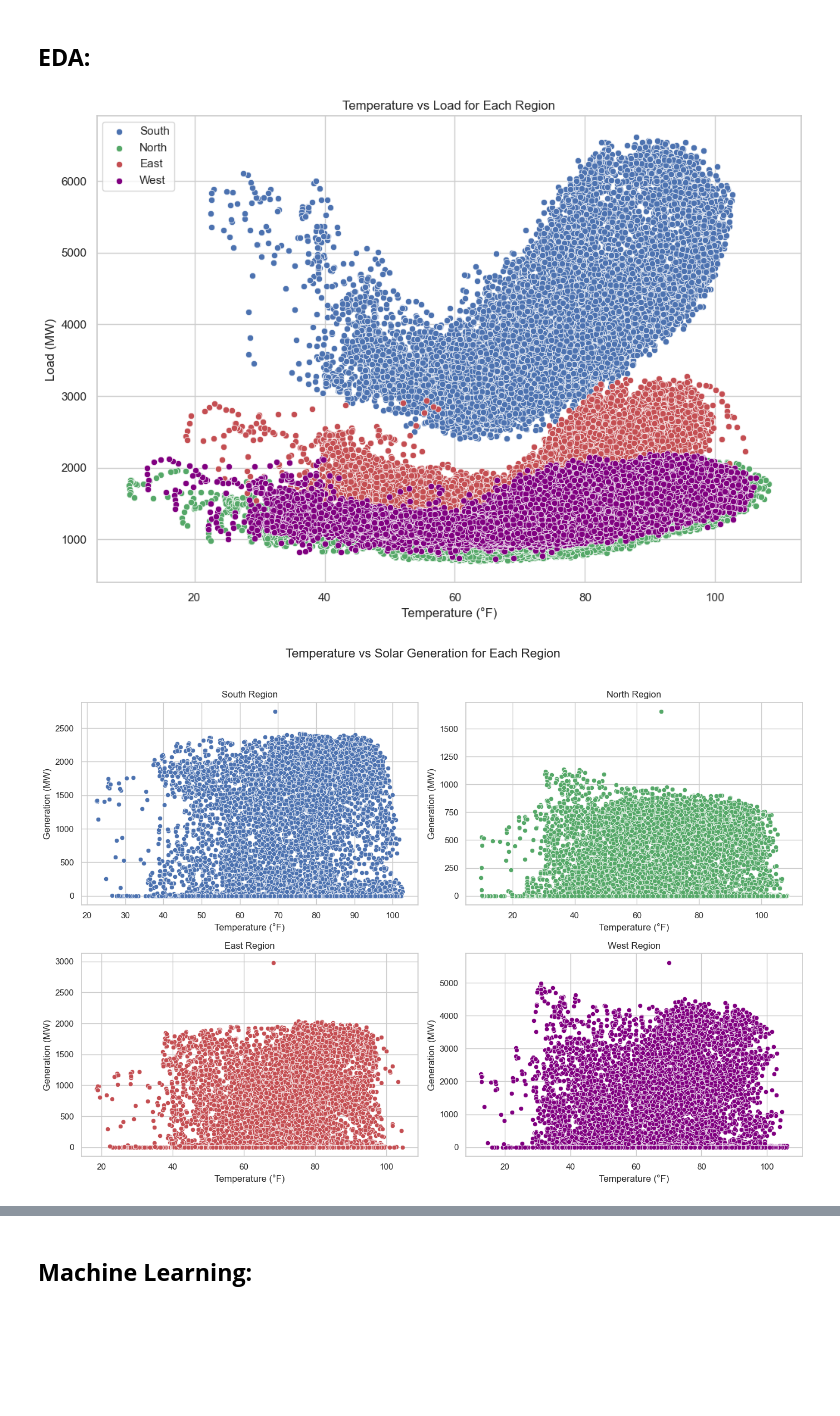
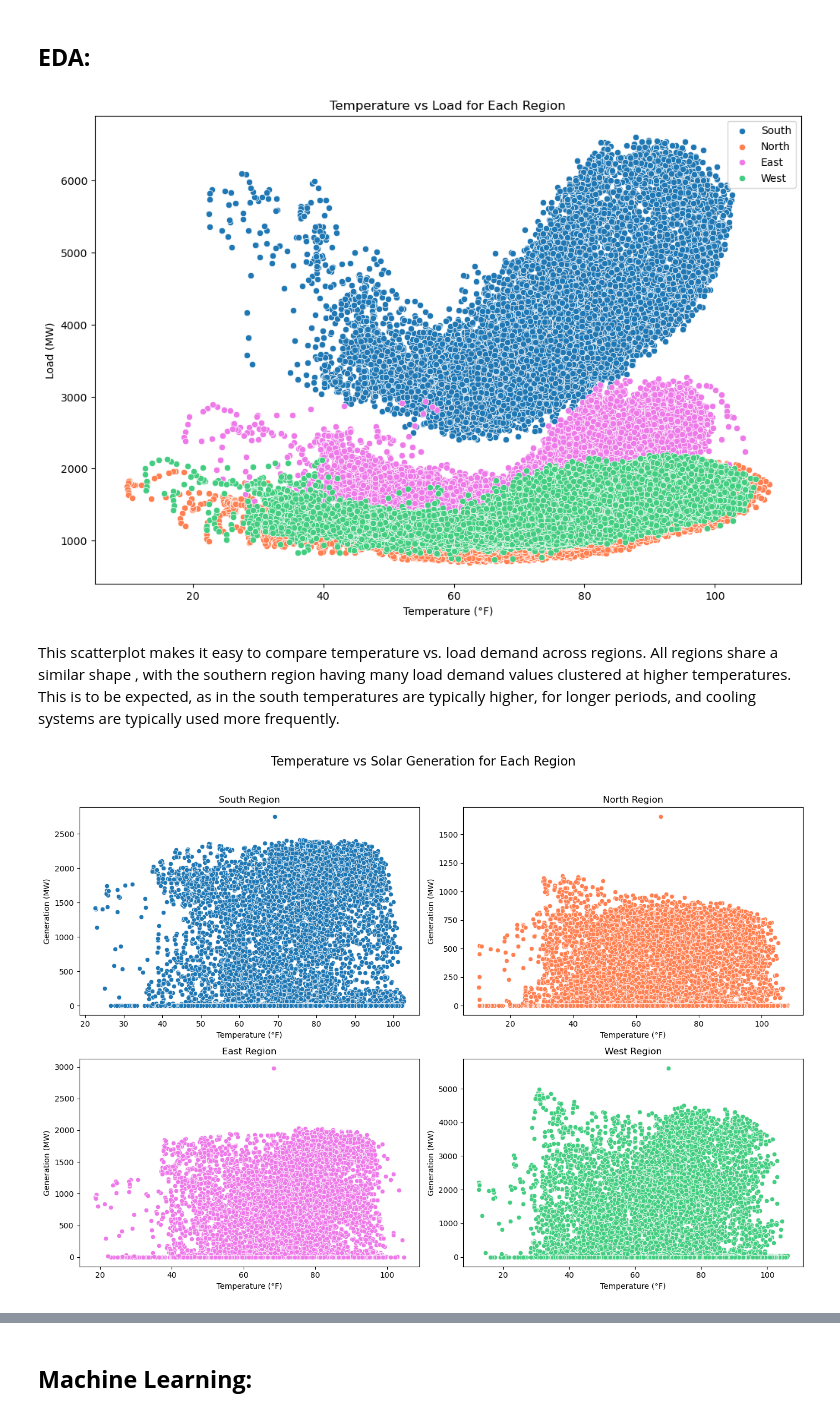
Before and after one commit to toviyahw/ercot-solar-analysis, a Jupyter notebook: Solar_Data_Analysis.ipynb, the cells around one changed output, grey strips where cells are left out. Saved outputs shown, nothing was run; the diff lists cells and outputs as text; code cells hidden in the pictures; blank space fills up the shorter version.

Commit message:
adding images

```diff
--- a/Solar_Data_Analysis.ipynb
+++ b/Solar_Data_Analysis.ipynb
@@ -320,18 +330,22 @@ sdf_copy = sdf.copy()
 plt.figure(figsize=(12, 8))
 
 # Scatter plots for each region
-sns.scatterplot(data=sdf_copy, x='temp_2m_south', y='south_load', label='South', color='b')
-sns.scatterplot(data=sdf_copy, x='temp_2m_north', y='north_load', label='North', color='g')
-sns.scatterplot(data=sdf_copy, x='temp_2m_east', y='east_load', label='East', color='r')
-sns.scatterplot(data=sdf_copy, x='temp_2m_west', y='west_load', label='West', color='purple')
+sns.scatterplot(data=sdf_copy, x='temp_2m_south', y='south_load', label='South', color='#1f77b4')
+sns.scatterplot(data=sdf_copy, x='temp_2m_north', y='north_load', label='North', color='coral')
+sns.scatterplot(data=sdf_copy, x='temp_2m_east', y='east_load', label='East', color='#ee7ae9')
+sns.scatterplot(data=sdf_copy, x='temp_2m_west', y='west_load', label='West', color='#43cd80')
 
 plt.title('Temperature vs Load for Each Region')
 plt.xlabel('Temperature (°F)')
 plt.ylabel('Load (MW)')
 plt.legend()
+
+plt.savefig('images/temp_vs_load.png', format='png', dpi=300)
 plt.show()
 # %% [output]
-[figure, old version]
+[figure, new version]
+# %% [markdown]
+This scatterplot makes it easy to compare temperature vs. load demand across regions. All regions share a similar shape , with the southern region having many load demand values clustered at higher temperatures. This is to be expected, as in the south temperatures are typically higher, for longer periods, and cooling systems are typically used more frequently.
 # %%
 # calculate the average solar generation for the 'west' region using data from northwest, far west, and center west
 sdf_copy['solar_west'] = sdf_copy[['solar_northwest', 'solar_farwest', 'solar_centerwest']].mean(axis=1)
@@ -347,38 +361,39 @@ sdf_copy['solar_east'] = sdf_copy['solar_fareast']
 # %%
 # create a figure with a 2x2 grid of subplots
 fig, axes = plt.subplots(2, 2, figsize=(14, 10))  # figsize defines the width and height of the entire figure
 fig.suptitle('Temperature vs Solar Generation for Each Region', fontsize=16)  # Add a main title to the figure
 
 # south region Plot
-sns.scatterplot(data=sdf_copy, x='temp_2m_south', y='solar_west', ax=axes[0, 0], color='b')  # Create scatter plot
+sns.scatterplot(data=sdf_copy, x='temp_2m_south', y='solar_west', ax=axes[0, 0], color='#1f77b4')
 axes[0, 0].set_title('South Region')  # Title for this subplot
 axes[0, 0].set_xlabel('Temperature (°F)')  # X-axis label
 axes[0, 0].set_ylabel('Generation (MW)')  # Y-axis label
 
 # north region Plot
-sns.scatterplot(data=sdf_copy, x='temp_2m_north', y='solar_south', ax=axes[0, 1], color='g')
+sns.scatterplot(data=sdf_copy, x='temp_2m_north', y='solar_south', ax=axes[0, 1], color='coral')
 axes[0, 1].set_title('North Region')
 axes[0, 1].set_xlabel('Temperature (°F)')
 axes[0, 1].set_ylabel('Generation (MW)')
 
 # east region Plot
-sns.scatterplot(data=sdf_copy, x='temp_2m_east', y='solar_north', ax=axes[1, 0], color='r')
+sns.scatterplot(data=sdf_copy, x='temp_2m_east', y='solar_north', ax=axes[1, 0], color='#ee7ae9')
 axes[1, 0].set_title('East Region')
 axes[1, 0].set_xlabel('Temperature (°F)')
 axes[1, 0].set_ylabel('Generation (MW)')
 
 # west region Plot
-sns.scatterplot(data=sdf_copy, x='temp_2m_west', y='solar_east', ax=axes[1, 1], color='purple')
+sns.scatterplot(data=sdf_copy, x='temp_2m_west', y='solar_east', ax=axes[1, 1], color='#43cd80')
 axes[1, 1].set_title('West Region')
 axes[1, 1].set_xlabel('Temperature (°F)')
 axes[1, 1].set_ylabel('Generation (MW)')
 
-# automatically adjust subplot params so the subplot(s) fits in to the figure area
-plt.tight_layout(rect=[0, 0, 1, 0.96])  # leaves space at the top for the main title
+# automatically adjust subplot params
+plt.tight_layout(rect=[0, 0, 1, 0.96])  # leaves space at the top for the title
 
+plt.savefig('images/regional_temp_vs_generation.png', format='png', dpi=300)
 plt.show()
 # %% [output]
-[figure, old version]
+[figure, new version]
 # %%
 # define a list of columns that represent the load for each region
 load_cols = ['coast_load', 'east_load', 'farwest_load', 'north_load',
```
Also changed, not shown: parts of 119 cells of this notebook, 8 other files.
